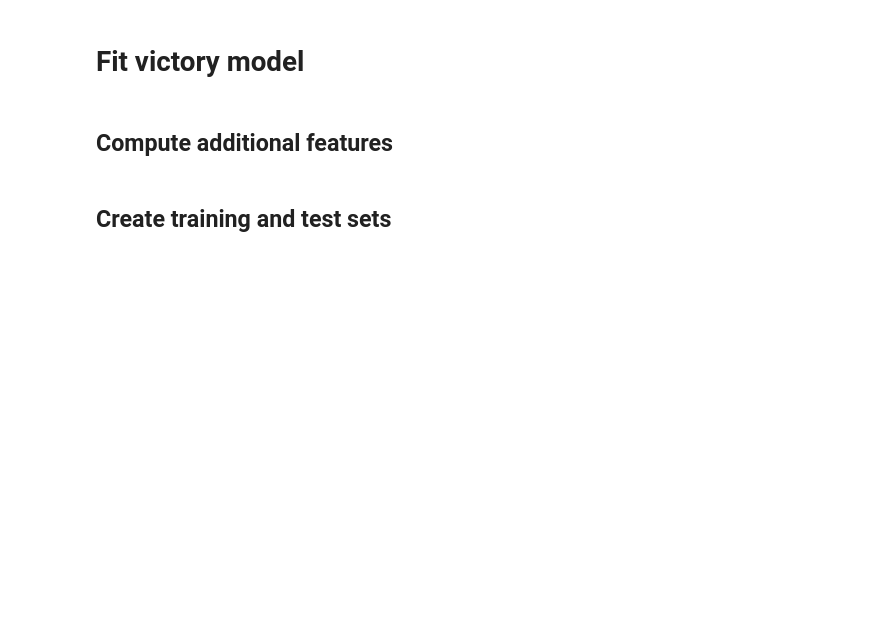
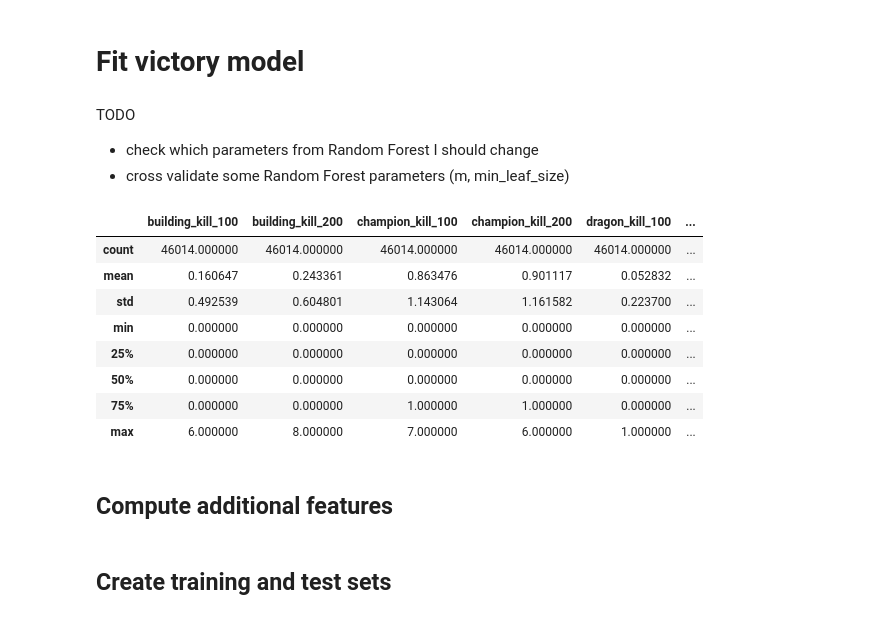
Before and after one commit to christophM/lol, a Jupyter notebook: projects/victory-model/src/win-probability.ipynb, the cells around one changed output. Cells and saved outputs as stored; diff of their text form; code cells hidden in the pictures; blank space fills up the shorter version.

```diff
--- a/projects/victory-model/src/win-probability.ipynb
+++ b/projects/victory-model/src/win-probability.ipynb
@@ -1,5 +1,9 @@
 # %% [markdown]
 # Fit victory model
+# %% [markdown]
+TODO
+- check which parameters from Random Forest I should change
+- cross validate some Random Forest parameters (m, min_leaf_size)
 # %%
 from sklearn.ensemble import RandomForestClassifier
 import pandas as pd
@@ -12,3 +18,15 @@ timelines.set_index("matchId", inplace=True)
+# %%
+timelines.describe()
+# %% [output]
+|  | building_kill_100 | building_kill_200 | champion_kill_100 | champion_kill_200 | dragon_kill_100 | ... |
+| count | 46014.000000 | 46014.000000 | 46014.000000 | 46014.000000 | 46014.000000 | ... |
+| mean | 0.160647 | 0.243361 | 0.863476 | 0.901117 | 0.052832 | ... |
+| std | 0.492539 | 0.604801 | 1.143064 | 1.161582 | 0.223700 | ... |
+| min | 0.000000 | 0.000000 | 0.000000 | 0.000000 | 0.000000 | ... |
+| 25% | 0.000000 | 0.000000 | 0.000000 | 0.000000 | 0.000000 | ... |
+| 50% | 0.000000 | 0.000000 | 0.000000 | 0.000000 | 0.000000 | ... |
+| 75% | 0.000000 | 0.000000 | 1.000000 | 1.000000 | 0.000000 | ... |
+| max | 6.000000 | 8.000000 | 7.000000 | 6.000000 | 1.000000 | ... |
 # %% [markdown]
 ## Compute additional features
 # %%
```
Also changed, not shown: parts of 11 cells of this notebook, 2 other files.
